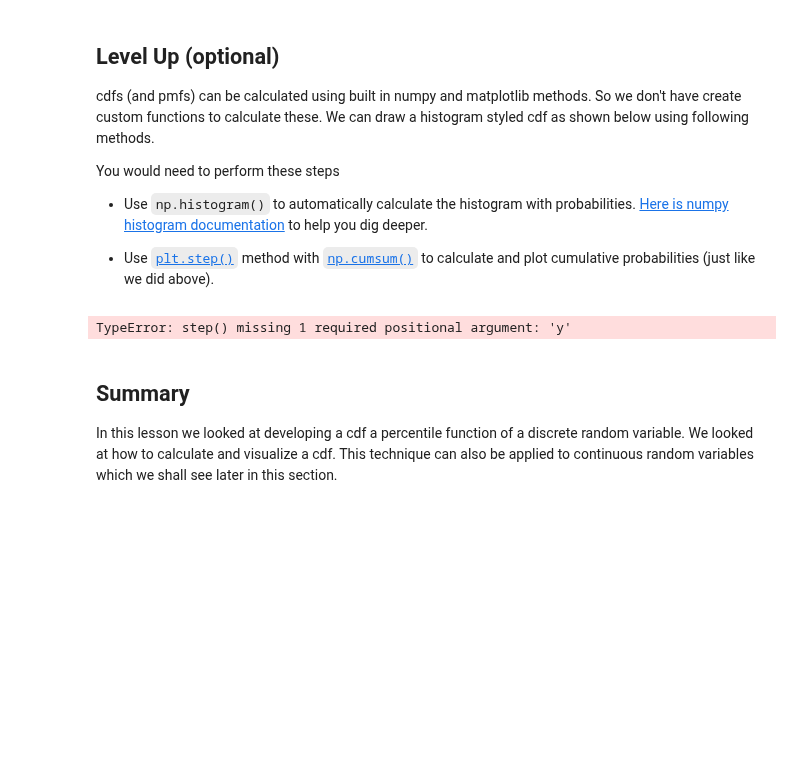
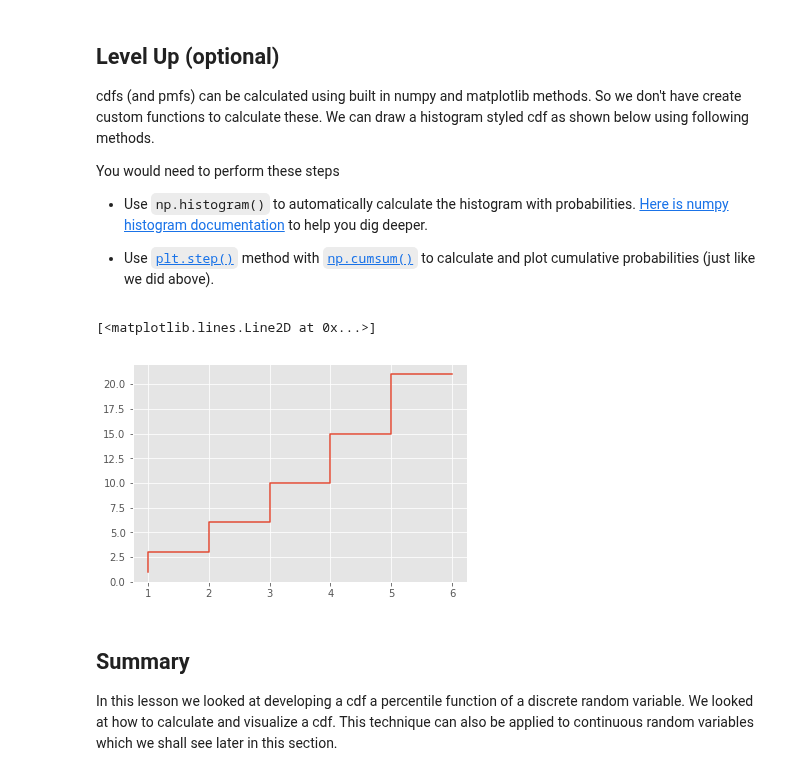
Before and after one commit to jnawjux/dsc-0-09-09-distributions-cdf-lab-seattle-ds-career-040119, a Jupyter notebook: index.ipynb, the cells around one changed output. Saved outputs shown, nothing was run; the diff lists cells and outputs as text; code cells hidden in the pictures; blank space fills up the shorter version.

```diff
--- a/index.ipynb
+++ b/index.ipynb
@@ -86,9 +86,10 @@ You would need to perform these steps
 # %%
 import numpy as np
 
-plt.step(np.cumsum(die_lst),)
+plt.step(die_lst, np.cumsum(die_lst))
 # %% [output]
-TypeError: step() missing 1 required positional argument: 'y'
+[<matplotlib.lines.Line2D at 0x...>]
+[figure, added]
 # %% [markdown]
 ## Summary
 
```
